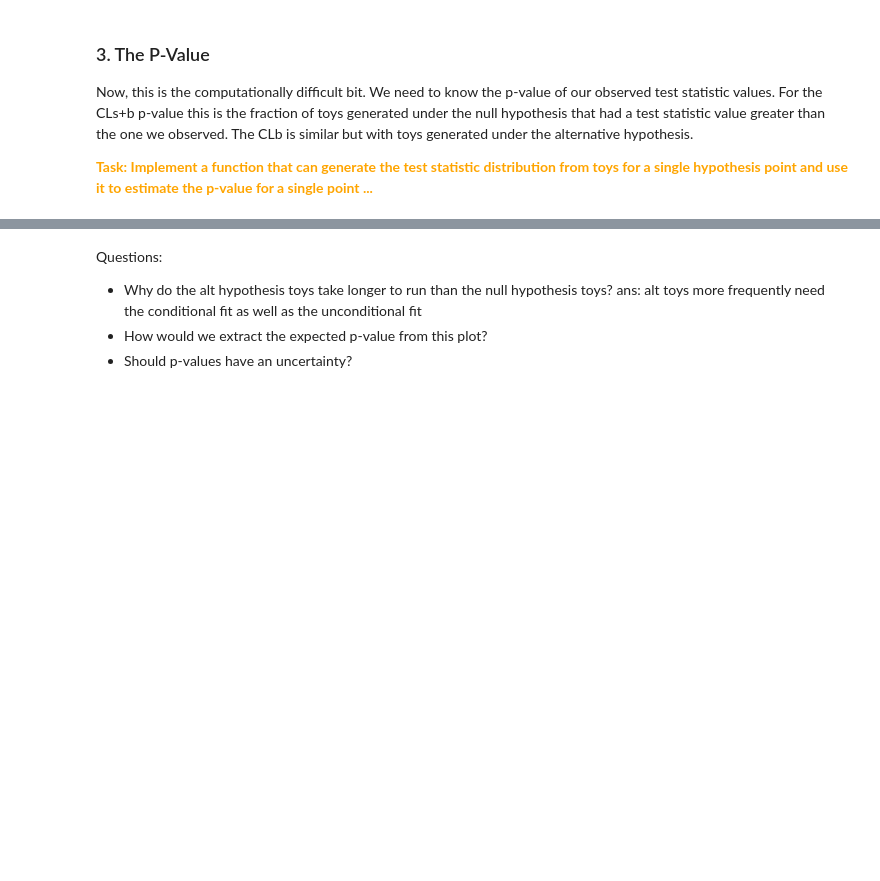
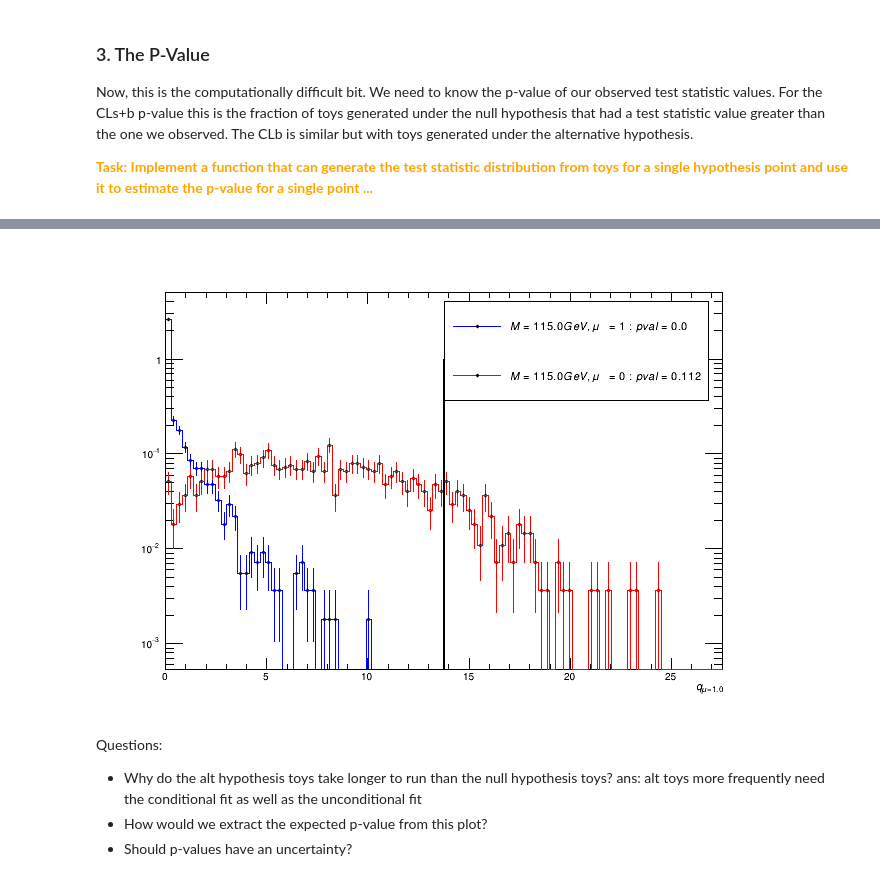
Before and after one commit to will-cern/ralstats, a Jupyter notebook: Main.ipynb, the cells around one changed output, grey strips where cells are left out. Saved outputs shown, nothing was run; the diff lists cells and outputs as text; code cells hidden in the pictures; blank space fills up the shorter version.

```diff
--- a/Main.ipynb
+++ b/Main.ipynb
@@ -182,12 +203,12 @@ def pvalue(nToys, mu_true, obs_ts):
 
     mu_var.setVal(mu_true)
     mu_var.setConstant()
-    true_fit = fit(model,obsData,obsGlobs)
+    true_fit = fit(model,obsData)
 
     nUp = 0
     for i in tqdm.tqdm(range(nToys)):
         mu_var.setVal(mu_test)
-        toy_ts = pll(mu_test,*generate(model,true_fit),True)
+        toy_ts = pll(mu_test,generate(model,true_fit),True)
         if toy_ts is None: continue # should really handle bad fits
         nUp += (toy_ts >= obs_ts)
         hist.Fill(toy_ts)
@@ -213,3 +234,4 @@ nullHist.DrawClone("histe");altHist.DrawClone("histe same")
 myPlot.BuildLegend()
 l = ROOT.TLine();l.SetLineWidth(2);l.DrawLine(obs_plls.GetPointY(5),0,obs_plls.GetPointY(5),1) # obs ts value
 myPlot.Draw()
+# %% [output]
@@ -216,3 +239,4 @@ myPlot.Draw()
+[figure, added]
 # %% [markdown]
 Questions:
 
```
Also changed, not shown: parts of 28 cells of this notebook, 3 other files.
